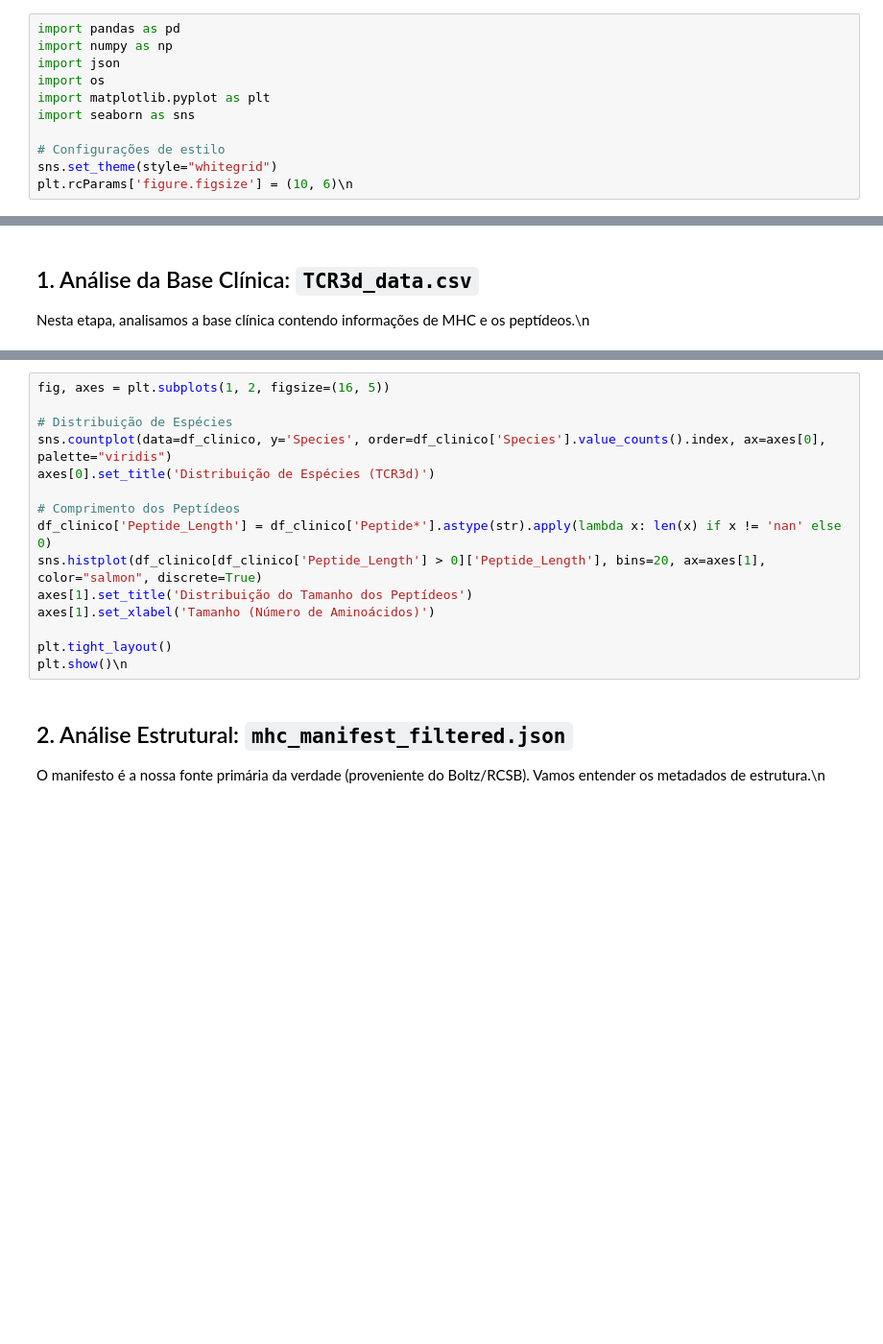
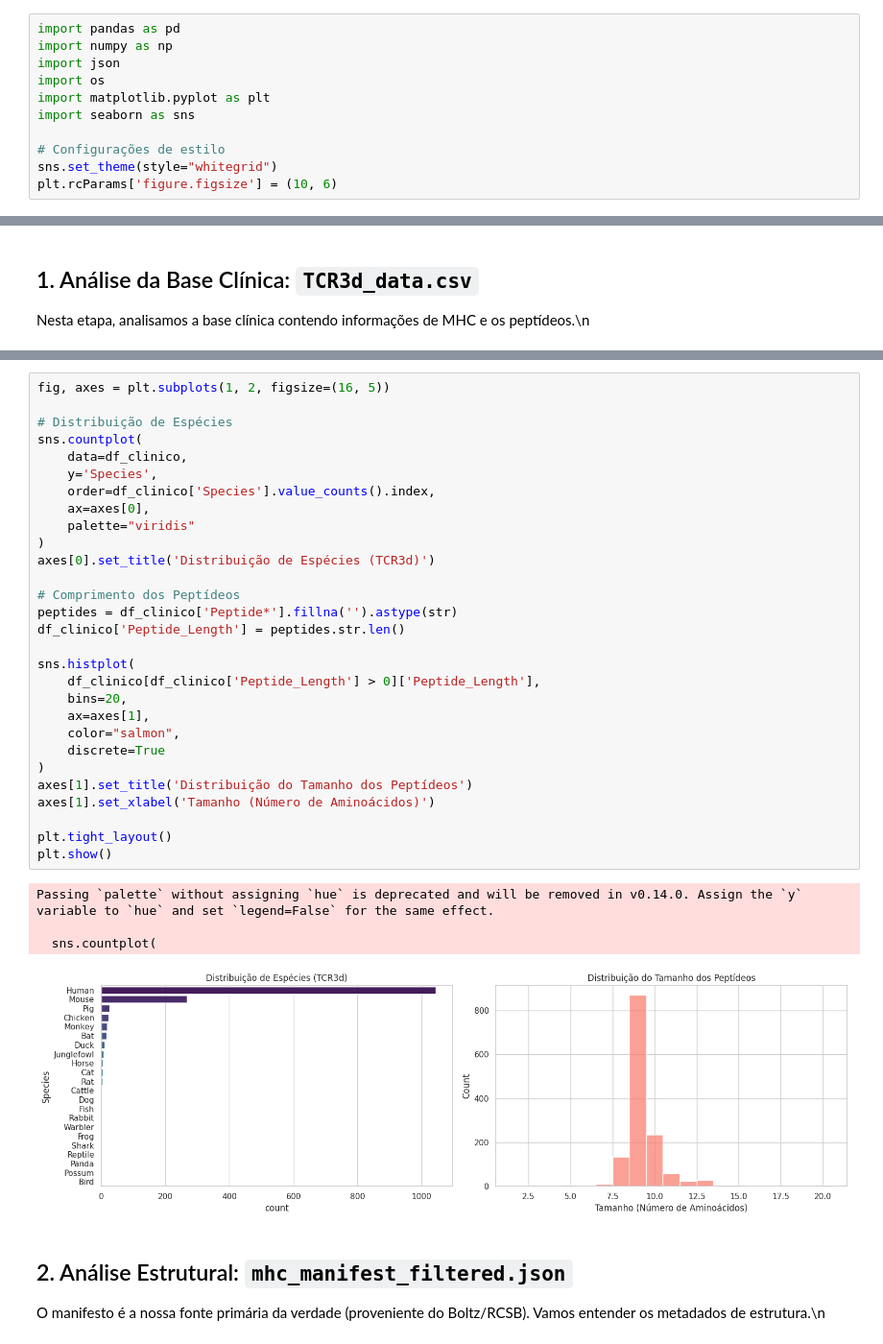
Before and after one commit to NEMPA-UFBA/nempa-boltz, a Jupyter notebook: EDA_NEMPA_Boltz.ipynb, the cells around one changed output, grey strips where cells are left out. Shown at 96% size. Drawn from its saved outputs; the diff is of its cells as text; blank space fills up the shorter version.

```diff
--- a/EDA_NEMPA_Boltz.ipynb
+++ b/EDA_NEMPA_Boltz.ipynb
@@ -12,4 +12,4 @@ import seaborn as sns
 
 # Configurações de estilo
 sns.set_theme(style="whitegrid")
-plt.rcParams['figure.figsize'] = (10, 6)\n
+plt.rcParams['figure.figsize'] = (10, 6)
@@ -30,18 +36,37 @@ print(f"Total de registros na base clínica: {len(df_clinico)}")\n
 # %%
 fig, axes = plt.subplots(1, 2, figsize=(16, 5))
 
 # Distribuição de Espécies
-sns.countplot(data=df_clinico, y='Species', order=df_clinico['Species'].value_counts().index, ax=axes[0], palette="viridis")
+sns.countplot(
+	data=df_clinico,
+	y='Species',
+	order=df_clinico['Species'].value_counts().index,
+	ax=axes[0],
+	palette="viridis"
+)
 axes[0].set_title('Distribuição de Espécies (TCR3d)')
 
 # Comprimento dos Peptídeos
-df_clinico['Peptide_Length'] = df_clinico['Peptide*'].astype(str).apply(lambda x: len(x) if x != 'nan' else 0)
-sns.histplot(df_clinico[df_clinico['Peptide_Length'] > 0]['Peptide_Length'], bins=20, ax=axes[1], color="salmon", discrete=True)
+peptides = df_clinico['Peptide*'].fillna('').astype(str)
+df_clinico['Peptide_Length'] = peptides.str.len()
+
+sns.histplot(
+	df_clinico[df_clinico['Peptide_Length'] > 0]['Peptide_Length'],
+	bins=20,
+	ax=axes[1],
+	color="salmon",
+	discrete=True
+)
 axes[1].set_title('Distribuição do Tamanho dos Peptídeos')
 axes[1].set_xlabel('Tamanho (Número de Aminoácidos)')
 
 plt.tight_layout()
-plt.show()\n
+plt.show()
+# %% [output]
+Passing `palette` without assigning `hue` is deprecated and will be removed in v0.14.0. Assign the `y` variable to `hue` and set `legend=False` for the same effect.
+
+  sns.countplot(
+[figure, added]
 # %% [markdown]
 ## 2. Análise Estrutural: `mhc_manifest_filtered.json`
 O manifesto é a nossa fonte primária da verdade (proveniente do Boltz/RCSB). Vamos entender os metadados de estrutura.\n
```
Also changed, not shown: parts of 8 cells of this notebook, 1 other file.
